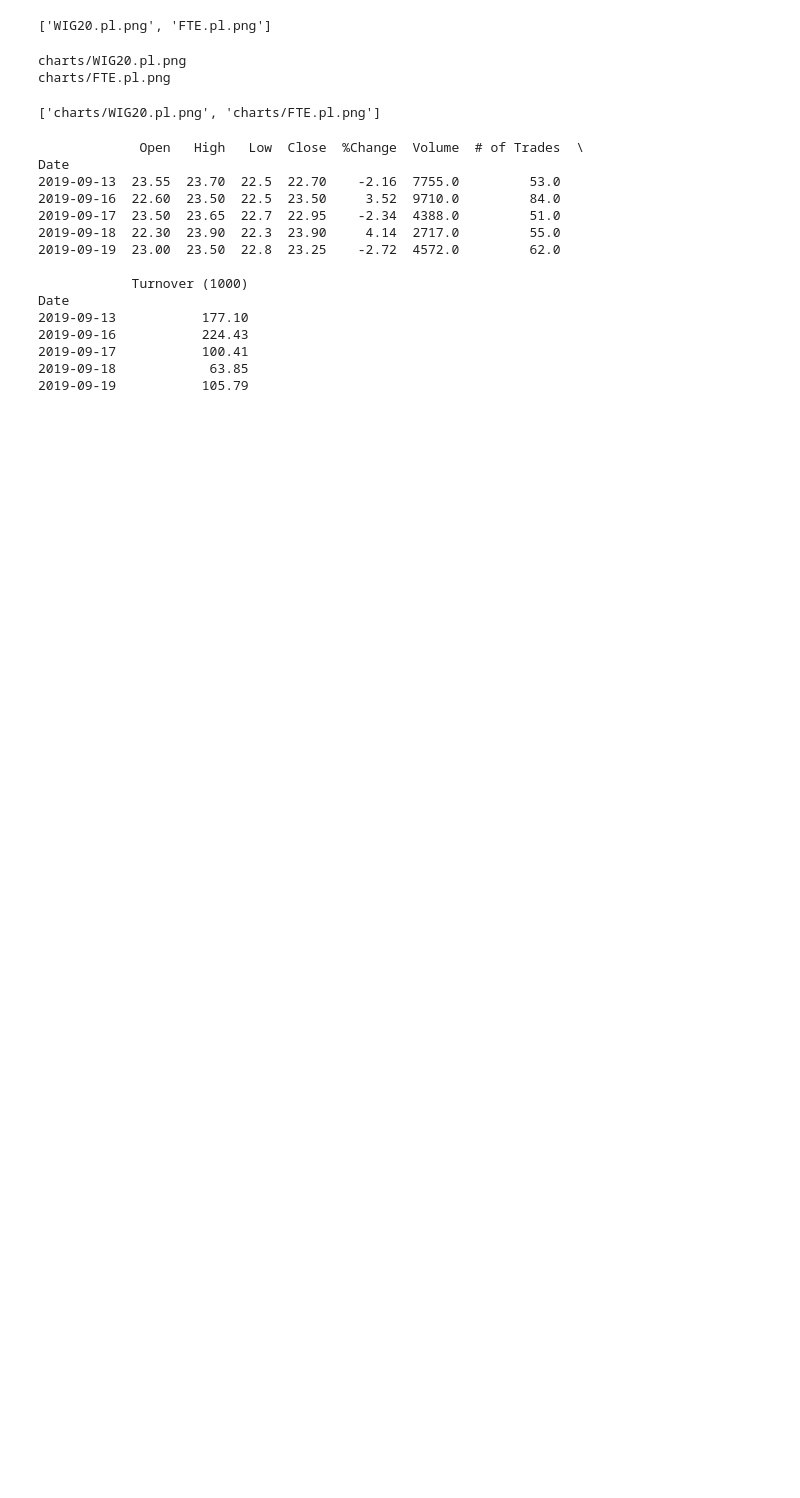
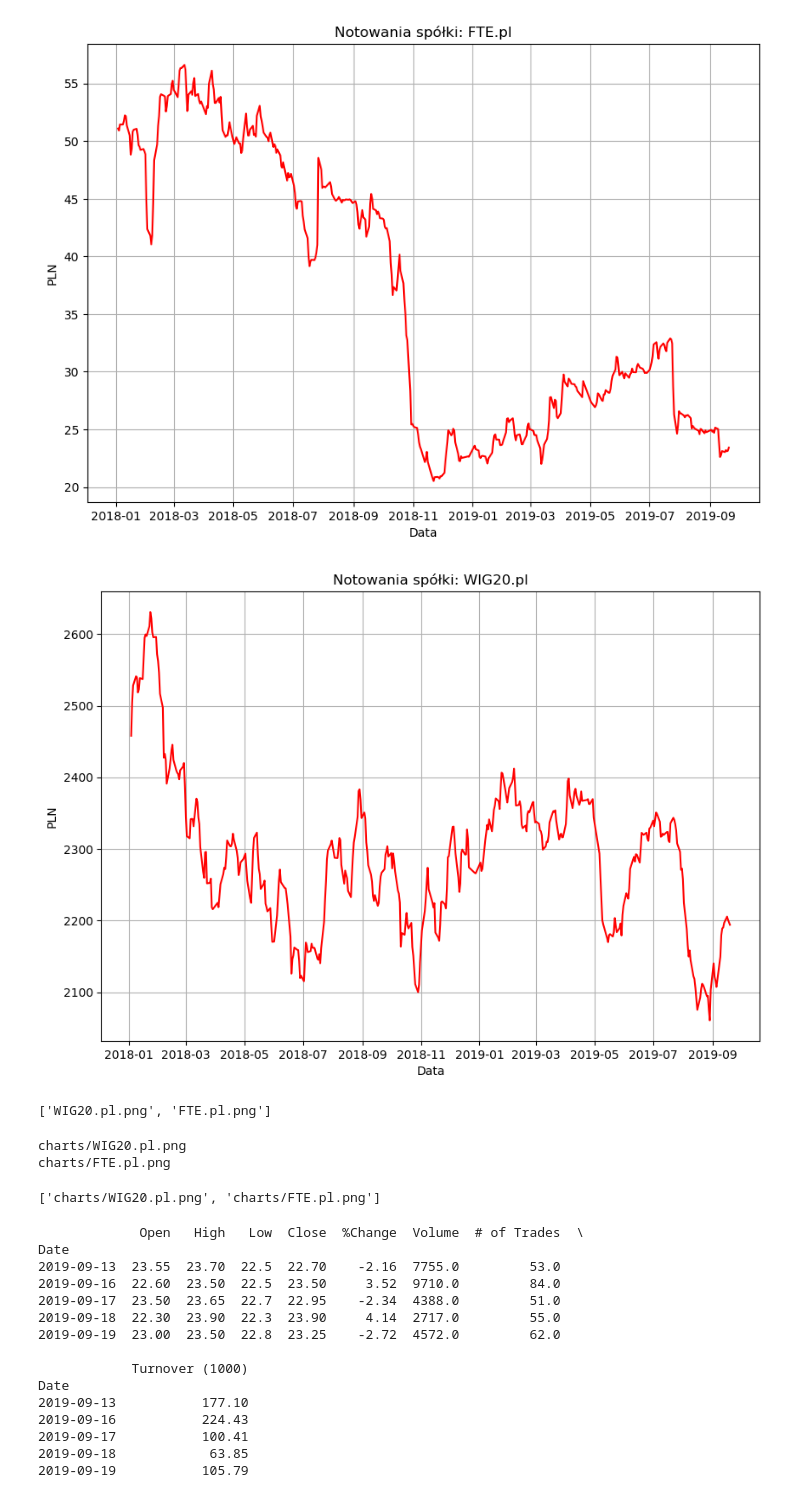
Before and after one commit to Tomasz-Ch/Stooq, a Jupyter notebook: short_stock_code.ipynb, the cells around one changed output. Drawn from its saved outputs; the diff is of its cells as text; code cells hidden in the pictures; blank space fills up the shorter version.

```diff
--- a/short_stock_code.ipynb
+++ b/short_stock_code.ipynb
@@ -13,22 +13,18 @@ from email.message import EmailMessage
 # time_from = datetime.now()
 # print(time_from)
 
-def modify_source(df):
-    df['Date'] = df.index
-    df = df.reset_index(drop=True)
-    cols = list(df.columns)
-    df = df[[cols[-1]] + cols[0:5]]
+def modify_source(csv_file):
+    result = csv_file.reset_index()
+    return result
 
 def mean_seirie():
-    df['Mean'] = (df['High'] + df['Low']) / 2
+    df['Mean'] = (df['High'] + df['Low'] + df['Open'] + df['Close']) / 4
 
 def go_mail():
     contacts = ['tom4net@me.com']
 
-
     EMAIL_ADDRESS = os.environ.get('EMAIL_USER')
     EMAIL_PASSWORD = os.environ.get('EMAIL_PASS')
-
 
     msg = EmailMessage()
     msg['Subject'] = 'Test generowania wykresow ze strony Stooq.com'
@@ -62,34 +58,37 @@ def go_mail():
 
         msg.add_attachment(file_data, maintype='image', subtype=file_type, filename=file_name)
 
     with smtplib.SMTP_SSL('smtp.gmail.com', 465) as smtp:
         smtp.login(EMAIL_ADDRESS, EMAIL_PASSWORD)
 
         smtp.send_message(msg)
 
 for symbol in ['FTE.pl', 'WIG20.pl']:
 #     symbol = input("Wprowadż symbol akcji lub indeksu: ")
     df = web.DataReader(symbol, 'stooq')
-    modify_source(df)
+    df = modify_source(df)
     mean_seirie()
     # date_from = input('Pokaż notowania od (RRRR-MM-DD): ')
     data_from = df.loc[df['Date'] >= '2018-01-01']
     x = list(data_from['Date'])
     y = list(data_from['Mean'])
     plt.figure(figsize=(10,7), dpi=100)
     plt.plot(x, y, color='red', marker='', linestyle='solid')
     plt.title("Notowania spółki: {}".format(symbol))
     plt.ylabel('PLN')
     plt.xlabel("Data")
     plt.grid()
     plt.savefig('charts/{}.png'.format(symbol))
 #     plt.show()
 
 go_mail()
 
 # time_to = datetime.now()
 # print(time_to)
 # print(time_to - time_from)
+# %% [output]
+[figure, added]
+[figure, added]
 # %%
 # inne indeksy do testów:
 # 'FTE.pl', 'WIG20.pl', 'CCC.pl', 'ENA.pl', 'EUR.pl', 'ING.pl', 'KGH.pl', 'LTS.pl', 'PEO.pl', 'PGE.pl', 'PKN.pl', 'PKO.pl', 'PZU.pl', 'LPP.pl', 'MBK.pl', 'JSW.pl', 'KRU.pl', 'MIL.pl'
```
Also changed, not shown: 3 other files.
